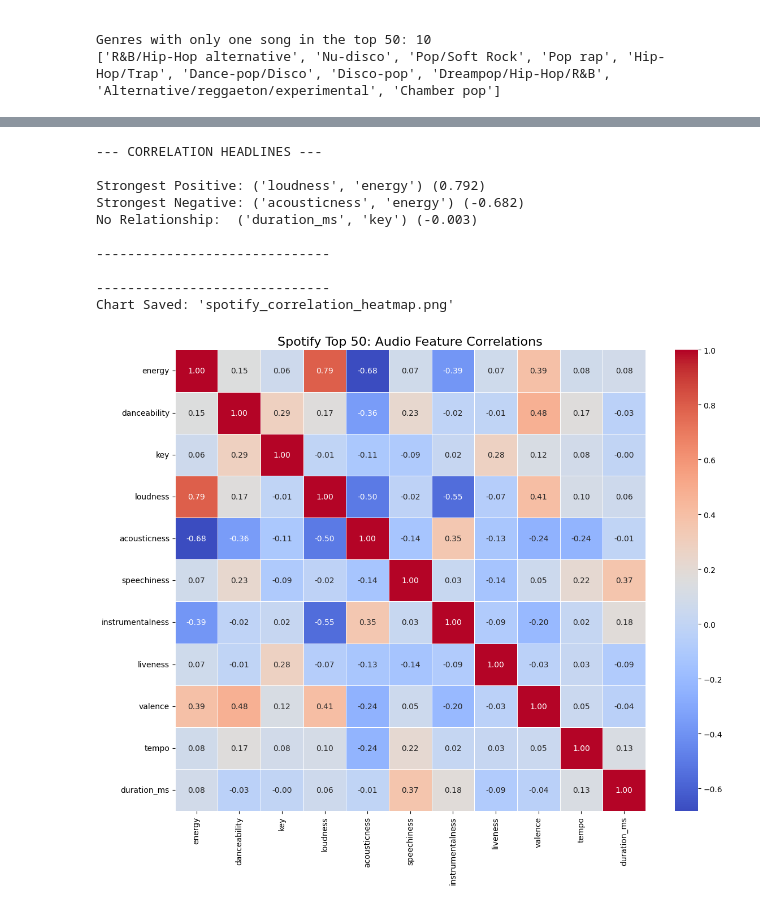
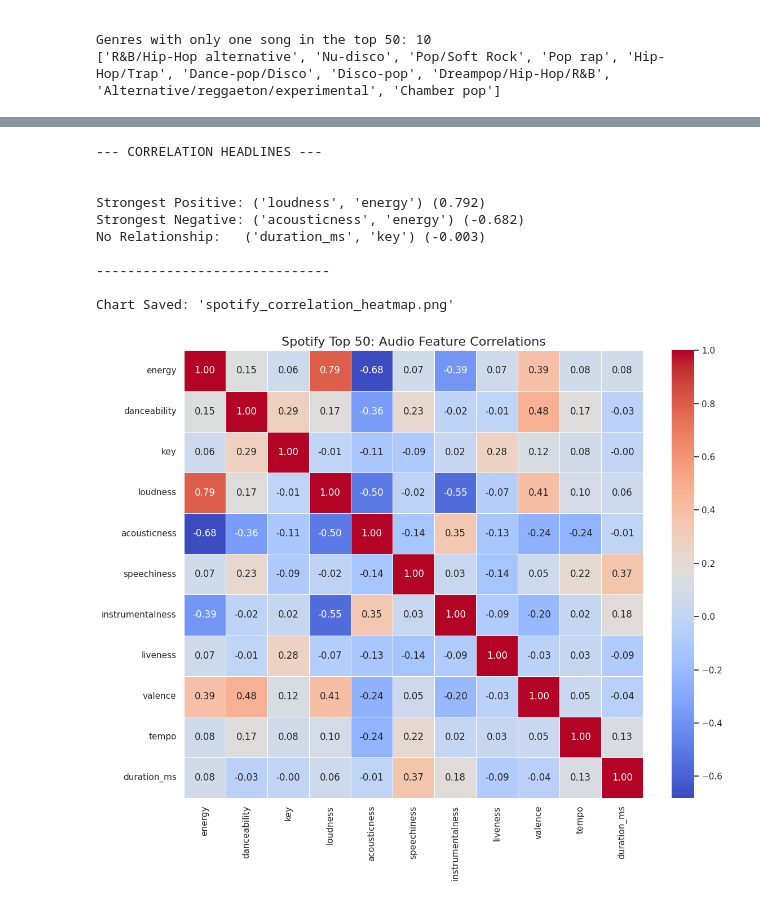
Before and after one commit to joeycocianci/L4-Data-Analytics_S2_Python-Spotify-Analysis, a Jupyter notebook: spotify_analysis.ipynb, the cells around one changed output, grey strips where cells are left out. Saved outputs shown, nothing was run; the diff lists cells and outputs as text; code cells hidden in the pictures.

```diff
--- a/spotify_analysis.ipynb
+++ b/spotify_analysis.ipynb
@@ -406,64 +561,60 @@ Shortest Track: Mood (feat. iann dior) by 24kGoldn (2:20)
 
 import seaborn as sns
 import matplotlib.pyplot as plt
+import numpy as np
 
 # 1. Get the numeric data and the correlation matrix
 numeric_df = df.select_dtypes(include=['number'])
 corr_matrix = numeric_df.corr()
 
 # 2. Use a "Mask" to remove the mirror-image duplicates and the center diagonal
+# np.triu (Triangular Upper) masks the redundant half of the matrix
 mask = np.triu(np.ones(corr_matrix.shape), k=1).astype(bool)
 unique_pairs = corr_matrix.where(mask).unstack().dropna()
 
-# 3. Calculations
+# 3. Statistical Calculations
 strong_pos = unique_pairs.sort_values(ascending=False).head(1)
 strong_neg = unique_pairs.sort_values(ascending=True).head(1)
-# Find the pair closest to 0 (regardless of + or -)
+
+# Find the pair closest to 0 (regardless of + or -) using Absolute Value
 no_rel = unique_pairs.abs().sort_values(ascending=True).head(1)
 
 print("--- CORRELATION HEADLINES ---")
-print("" * 30)
+print("\n")
 print(f"Strongest Positive: {strong_pos.index[0]} ({strong_pos.values[0]:.3f})")
 print(f"Strongest Negative: {strong_neg.index[0]} ({strong_neg.values[0]:.3f})")
 
-# Pull the original value for the 'no_rel' so we see if it was slightly + or -
+# Pull the original value for 'no_rel' to see if it was slightly + or -
 original_val = unique_pairs[no_rel.index[0]]
-print(f"No Relationship:  {no_rel.index[0]} ({original_val:.3f})")
+print(f"No Relationship:   {no_rel.index[0]} ({original_val:.3f})")
 
-print("" * 30)
-print("-" * 30)
-print("" * 30)
-print("-" * 30)
+print("\n" + "-" * 30 + "\n")
+
 
 # --- INSIGHT BLOCK 4.1: CORRELATION HEATMAP ---
 
-# 1. Filter for numeric data
-numeric_df = df.select_dtypes(include=['number'])
-corr = numeric_df.corr()
+# 1. Set up the visual style
+plt.figure(figsize=(12, 10))  # Large enough to remain legible
 
-# 2. Set up the visual style
-plt.figure(figsize=(12, 10)) # Makes the chart large enough to read
+# 2. Create the Heatmap
+# annot=True displays the coefficients; cmap='coolwarm' is the standard for +/- correlations
+sns.heatmap(corr_matrix, annot=True, cmap='coolwarm', fmt=".2f", linewidths=0.5)
 
-# 3. Create the Heatmap
-# annot=True puts the actual numbers inside the squares
-# cmap='coolwarm' gives us the Red-to-Blue color scale
-sns.heatmap(corr, annot=True, cmap='coolwarm', fmt=".2f", linewidths=0.5)
-
-# 4. Add labels and save
+# 3. Add labels and save
 plt.title('Spotify Top 50: Audio Feature Correlations', fontsize=16)
-plt.tight_layout() # Ensures nothing gets cut off
+plt.tight_layout()
 plt.savefig('spotify_correlation_heatmap.png')
 
 print("Chart Saved: 'spotify_correlation_heatmap.png'")
 # %% [output]
 --- CORRELATION HEADLINES ---
+
 
 Strongest Positive: ('loudness', 'energy') (0.792)
 Strongest Negative: ('acousticness', 'energy') (-0.682)
-No Relationship:  ('duration_ms', 'key') (-0.003)
+No Relationship:   ('duration_ms', 'key') (-0.003)
 
 ------------------------------
 
-------------------------------
 Chart Saved: 'spotify_correlation_heatmap.png'
-[figure, old version]
+[figure, new version]
```
Also changed, not shown: parts of 16 cells of this notebook.
